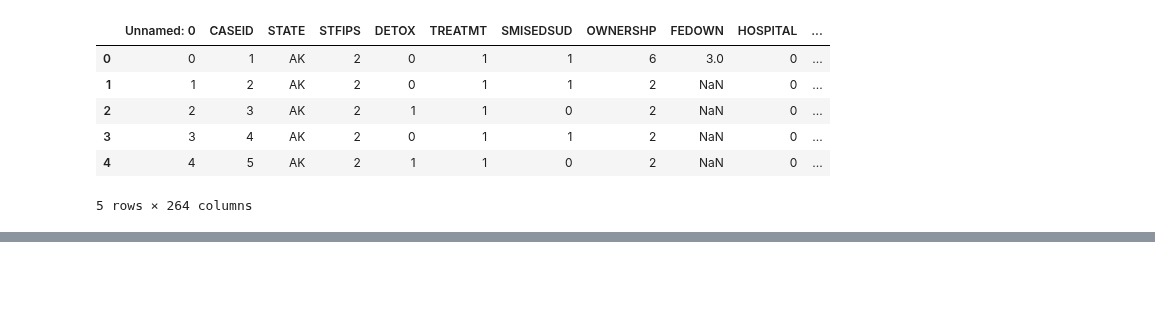
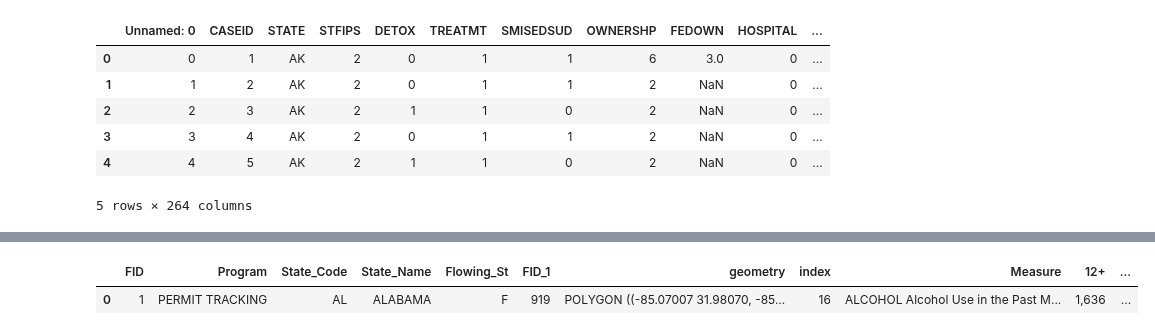
Before and after one commit to gauravshetty98/Analyzing-Statewise-Substance-Abuse-And-Its-Correalation, a Jupyter notebook: map_ps0.ipynb, the cells around one changed output, grey strips where cells are left out. Cells and saved outputs as stored; diff of their text form; code cells hidden in the pictures; blank space fills up the shorter version.

```diff
--- a/map_ps0.ipynb
+++ b/map_ps0.ipynb
@@ -390,7 +391,6 @@ usa_shp_pop_inner.plot(figsize=(10,12),column='Above 18',legend=True,cmap='OrRd'
 
 Here we have divided the drug use count of each state by its population to get a rough estimate of the percentage of people consuming illicit drugs
 # %%
+drug_map['Pop_based_count'] = 0
 for i in range(0,drug_map.shape[0]):
-  drug_map.iloc[i,13] = ((drug_map.iloc[i,13]*1000) / usa_shp_pop_inner.iloc[i,8])*100
-
-drug_map.iloc[:,13]
+  drug_map.iloc[i,14] = ((drug_map.iloc[i,13]*1000) / usa_shp_pop_inner.iloc[i,8])*100
@@ -756,0 +739,5 @@ ar_map.shape
+# %%
+ar_map.head(1)
+# %% [output]
+|  | FID | Program | State_Code | State_Name | Flowing_St | FID_1 | geometry | index | Measure | 12+ | ... |
+| 0 | 1 | PERMIT TRACKING | AL | ALABAMA | F | 919 | POLYGON ((-85.07007 31.98070, -85... | 16 | ALCOHOL Alcohol Use in the Past M... | 1,636 | ... |
```
Also changed, not shown: parts of 19 cells of this notebook.
